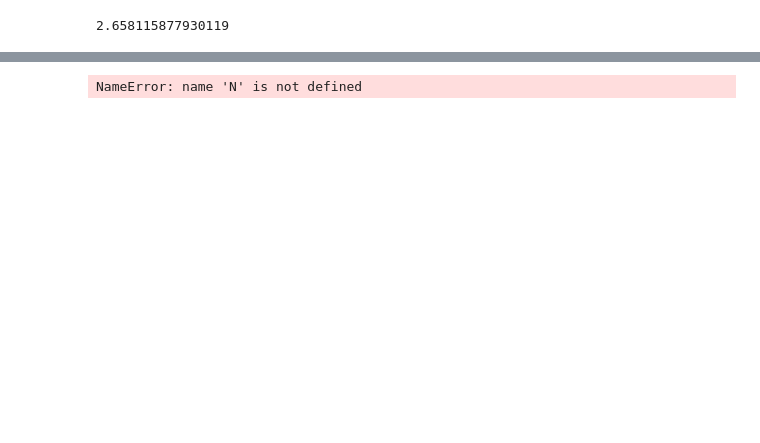
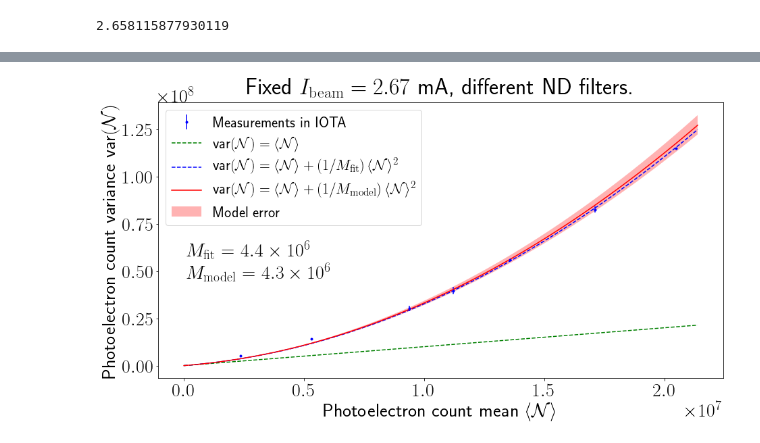
Before and after one commit to IharLobach/fur, a Jupyter notebook: shifts/shift_03_10_2020/nd_filters_data_03_10_2020.ipynb, the cells around one changed output, grey strips where cells are left out. Cells and saved outputs as stored; diff of their text form; code cells hidden in the pictures; blank space fills up the shorter version.

```diff
--- a/shifts/shift_03_10_2020/nd_filters_data_03_10_2020.ipynb
+++ b/shifts/shift_03_10_2020/nd_filters_data_03_10_2020.ipynb
@@ -104,0 +186,9 @@ def as_si(x, ndp):
+# %%
+dN=1e6
+fluctuations_df['N/dN'] = (fluctuations_df['N']/dN).astype(int)
+# %%
+grouped = fluctuations_df.loc[:,['N','varN','N/dN']].groupby(['N/dN'])
+# %%
+to_plot_df = grouped.mean()
+# %%
+to_plot_df['errorbar'] = grouped.std()['varN'].rename('errorbar').fillna(value=0)
@@ -105,23 +207,24 @@ def as_si(x, ndp):
 # %%
-error_bar = 0#0.33*5.231532189534264e-09*2*sum_channel_to_photoelectrons**2
+error_bar = to_plot_df['errorbar']
 from matplotlib import rc
 rc("text", usetex=True)
 plt.rcParams.update({'font.size': 28,'legend.fontsize':22})
 fig, ax = plt.subplots(figsize=(15, 7.5))
-ax.errorbar(N,varN,marker='o',linestyle='None',yerr=error_bar,color='b', label = 'Measurements in IOTA')
+ax.errorbar(to_plot_df['N'],to_plot_df['varN'],marker='.',linestyle='None',yerr=error_bar,color='b', label = 'Measurements in IOTA')
 x_aux = np.linspace(0, ax.get_xlim()[1],100)
 ax.plot(x_aux, x_aux,color='green',linestyle='--',label = r"var$\left(\mathcal{N}\right)=\langle\mathcal{N}\rangle$")
 ax.plot(x_aux, var_theor(x_aux, Mfit),color='blue', linestyle='--',label = r"var$\left(\mathcal{N}\right)=\langle\mathcal{N}\rangle+\left(1/M_{\mathrm{fit}}\right)\langle\mathcal{N}\rangle^2$")
 ax.plot(x_aux, var_theor(x_aux, M),color='red',label = r"var$\left(\mathcal{N}\right)=\langle\mathcal{N}\rangle+\left(1/M_{\mathrm{model}}\right)\langle\mathcal{N}\rangle^2$")
+ax.fill_between(x_aux, var_theor(x_aux, M+M_std), var_theor(x_aux, M-M_std), facecolor='red', alpha=0.3, label='Model error')
 ax.legend()
 handles, labels = plt.gca().get_legend_handles_labels()
-order = [3,0,1,2]
+order = [4,0,1,2,3]
 ax.legend([handles[idx] for idx in order],[labels[idx] for idx in order])
 ax.set_title("Fixed $I_{\mathrm{beam}} = 2.67$ mA, different ND filters.")
-ax.text(0.05,0.63-0.1,r"$M_{\mathrm{fit}}$"+" = {:s}".format(as_si(Mfit,1)),transform=ax.transAxes)
-ax.text(0.05,0.55-0.1,r'$M_{\mathrm{model}}$'+' = {:s}'.format(as_si(M,1)),transform=ax.transAxes)
+ax.text(0.05,0.63-0.2,r"$M_{\mathrm{fit}}$"+" = {:s}".format(as_si(Mfit,1)),transform=ax.transAxes)
+ax.text(0.05,0.55-0.2,r'$M_{\mathrm{model}}$'+' = {:s}'.format(as_si(M,1)),transform=ax.transAxes)
 ax.set_ylabel(r"Photoelectron count variance var$\left(\mathcal{N}\right)$")
 ax.set_xlabel(r"Photoelectron count mean $\langle\mathcal{N}\rangle$")
 plt.show()
 # %% [output]
-NameError: name 'N' is not defined
+[figure, added]
```
Also changed, not shown: parts of 29 cells of this notebook, 21 other files.
